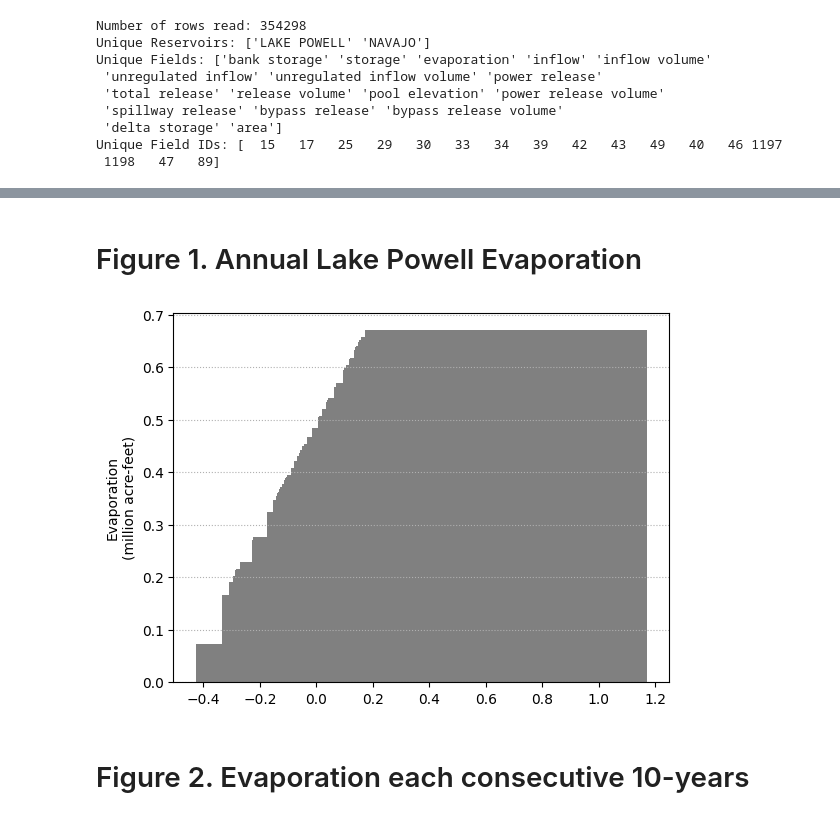
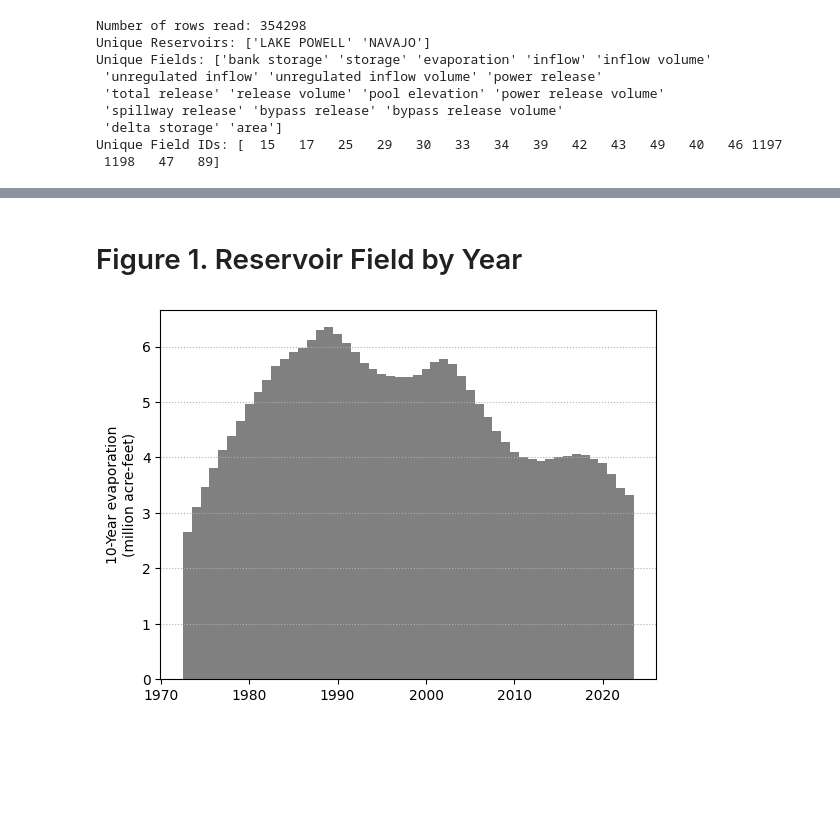
Before and after one commit to dzeke/ColoradoRiverCollaborate, a Jupyter notebook: Powell10year/AsPython/PowellDataImport.ipynb, the cells around one changed output, grey strips where cells are left out. Cells and saved outputs as stored; diff of their text form; code cells hidden in the pictures; blank space fills up the shorter version.

Commit message:
Works for Water Year and 10-year sum

```diff
--- a/Powell10year/AsPython/PowellDataImport.ipynb
+++ b/Powell10year/AsPython/PowellDataImport.ipynb
@@ -262,6 +261,12 @@ dfResField = dfAllData.query('Reservoir_ID.isin(@resID) and Field_ID.isin(@field
 #print(dfResField.head())
 # %%
 ### Further Process the field based on the aggregate option
+
+Aggregate = AggregateOptions[3]
+
+sField = str(dfResField.Field_CommonName[0])
+#sField = sField.capitalize
+print(sField)
 
 if Aggregate == AggregateOptions[0]:
     # Daily, return same data frame
@@ -271,8 +276,8 @@ elif Aggregate == AggregateOptions[1]:
     # Daily to Monthly
     pass
 
-elif Aggregate == AggregateOptions[2]:
-    # Daily to Annual
+else: # annual or 10-year running sum
+    ### First aggregate Daily to Annual
 
     # Trim water years with less than 360 days
     # Calculate number of days/records for each water year
@@ -283,13 +288,14 @@ elif Aggregate == AggregateOptions[2]:
     dfFullYears = dfDaysPerWaterYear.query('DaysPerYear >= 360')
 
     # Check the full years
-    print(dfDaysPerWaterYear.head)
-    print(dfFullYears.head())
+    #print(dfDaysPerWaterYear.head)
+    #print(dfFullYears.head())
 
     # Aggregate to annual values
     dfWaterYear = dfResField.groupby(['Reservoir_ID', 'Field_ID', 'Field_CommonName', 'Unit_ID', 'Unit_CommonName', 'Interval', 'wateryear'])[['Value']].sum().reset_index()    # Pull value for last day in water use for fields with Intervals 'either'
+    #print(dfWaterYear)
+
     # Sum values over water year fro fields with Intervals 'non-instantaneous'
-
     #lInterval = list('either')
     ##dfReservoirData = dfMeta.query('site_id.isin(@lResCodes)')
     ##https://www.kdnuggets.com/2022/12/five-ways-conditional-filtering-pandas.html
@@ -299,19 +305,27 @@ elif Aggregate == AggregateOptions[2]:
     # Left join to only include Water Years with more than 360 days
     #dfAllDataWaterYear = dfFullYears.merge(dfAllDataWaterYear, on='wateryear', how='left')
     dfWaterYear = dfFullYears.merge(dfWaterYear, on=['Reservoir_ID', 'Field_ID', 'Field_CommonName', 'Unit_ID', 'Unit_CommonName', 'Interval', 'wateryear'], how='left')
+    #print(dfWaterYear)
 
     # Turn acre-feet into million acre-feet
-    dfWaterYear.Value = dfWaterYear.loc[dfWaterYear['Unit_ID'] == 1, ['Reservoir_ID', 'Field_ID', 'Field_CommonName', 'Unit_ID', 'Unit_CommonName', 'Interval', 'wateryear']] = dfWaterYear.Value / 1e6
+    dfWaterYear.Value = dfWaterYear.Value / 1e6
+    #dfWaterYear.Value = dfWaterYear.loc[dfWaterYear['Unit_ID'] == 1, ['Reservoir_ID', 'Field_ID', 'Field_CommonName', 'Unit_ID', 'Unit_CommonName', 'Interval', 'wateryear']] = dfWaterYear.Value / 1e6
 
-    print()
-    print(dfWaterYear.dtypes)
-    print(dfWaterYear)
+    #print()
+    #print(dfWaterYear.dtypes)
+    #print(dfWaterYear)
 
-    dfResFieldAgg = dfResField
+    dfResFieldAgg = dfWaterYear
 
-else:
-    # Daily to consecutive 10-years
-    pass
+    if Aggregate == AggregateOptions[3]:
+        # Calculate a rolling 10-year sum
+        df10year = dfWaterYear
+        df10year['Value'] = df10year['Value'].rolling(10).sum()
+
+        dfResFieldAgg = df10year
+
+        sField = '10-Year ' + sField
+
 
 #dfEvapWaterYear['date'] = pd.to_datetime(dfEvapWaterYear['wateryear'])
 # %% [output]
@@ -335,27 +333,25 @@ else:
-# %% [markdown]
-# Figure 1. Annual Lake Powell Evaporation
+# %% [markdown]
+# Figure 1. Reservoir Field by Year
 # %%
 # Use matplotlib
 
 import matplotlib.pyplot as plt
 
-plt.bar(dfWaterYear.wateryear, dfWaterYear.Value, color = "grey", width = 1)
+plt.bar(dfResFieldAgg.wateryear, dfResFieldAgg.Value, color = "grey", width = 1)
 plt.xlabel('')
-plt.ylabel('Evaporation\n(million acre-feet)')
+plt.ylabel(sField +'\n(million acre-feet)')
 plt.grid(axis = 'y', linestyle = "dotted")
 
 #Use ggplot
 ###(ggplot(dfEvapWaterYear, aes(x = 'wateryear'))
 ### + geom_bar(aes(y='evaporation'), color = "grey", fill = "grey", stat="identity")
  # geom_line(aes(y=OneYearRelease, group = 1, color="Release"), size=2) +
 #  + scale_color_manual("", values = "grey50")
 #  + scale_fill_manual("", values = "grey50")
 ### + labs(x="", y="Evaporation\n(million acre-feet per year)")
 
  # + theme(text = element_text(size=20), legend.title=element_blank(), legend.text=element_text(size=18),
 #        legend.key = element_blank())
 ###)
 # %% [output]
-[figure, old version]
+[figure, new version]
-# %% [markdown]
-# Figure 2. Evaporation each consecutive 10-years
```
Also changed, not shown: parts of 5 cells of this notebook.
